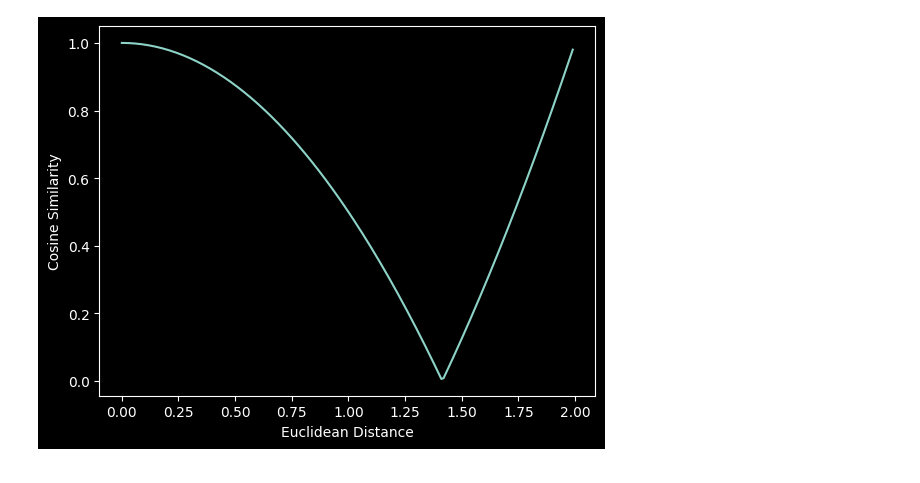
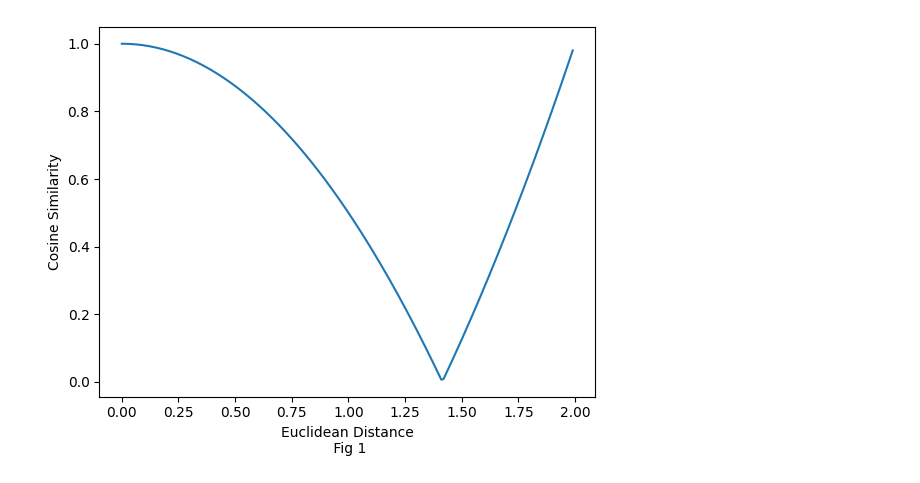
Before and after one commit to rahimkhan76270/speech, a Jupyter notebook: embeddings/DIEM/notebook.ipynb, the cells around one changed output. Saved outputs shown, nothing was run; the diff lists cells and outputs as text; code cells hidden in the pictures.

```diff
--- a/embeddings/DIEM/notebook.ipynb
+++ b/embeddings/DIEM/notebook.ipynb
@@ -2,5 +4,3 @@
 import numpy as np
 from matplotlib import pyplot as plt
 from scipy.spatial.distance import pdist
-# %%
-plt.style.use('dark_background')
@@ -9,11 +30,11 @@ ed=np.arange(start=0,stop=2,step=0.01)
 cos_sim=np.abs(1-0.5*(ed**2))
 # %%
 plt.plot(ed,cos_sim)
-plt.xlabel('Euclidean Distance')
+plt.xlabel('Euclidean Distance\n Fig 1')
 plt.ylabel("Cosine Similarity")
 plt.show()
 # %% [output]
-[figure, old version]
+[figure, new version]
 # %%
 def calculate_similarity(x:np.ndarray)->np.ndarray:
     return np.abs(1-0.5*(x**2))
```
Also changed, not shown: parts of 23 cells of this notebook.
